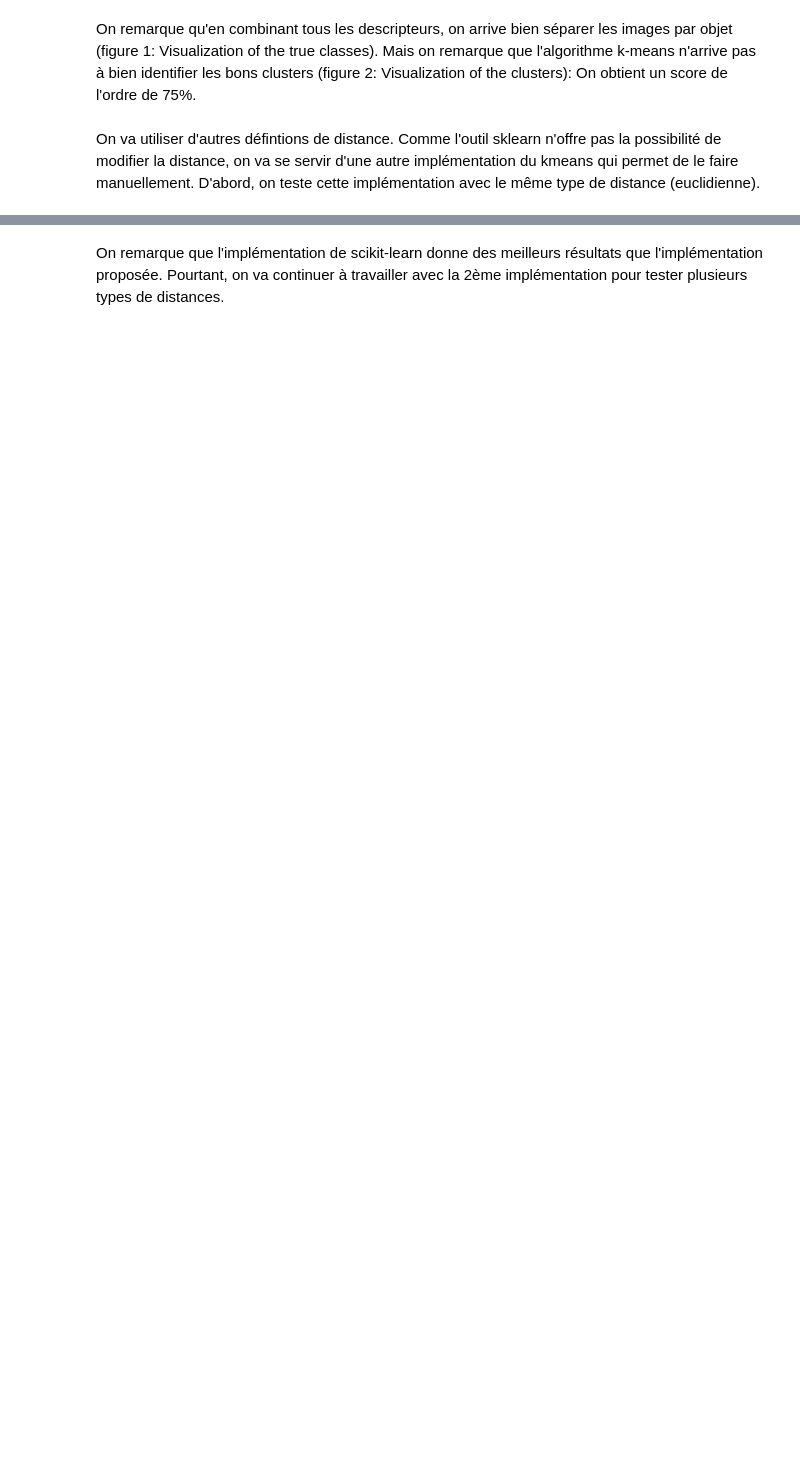
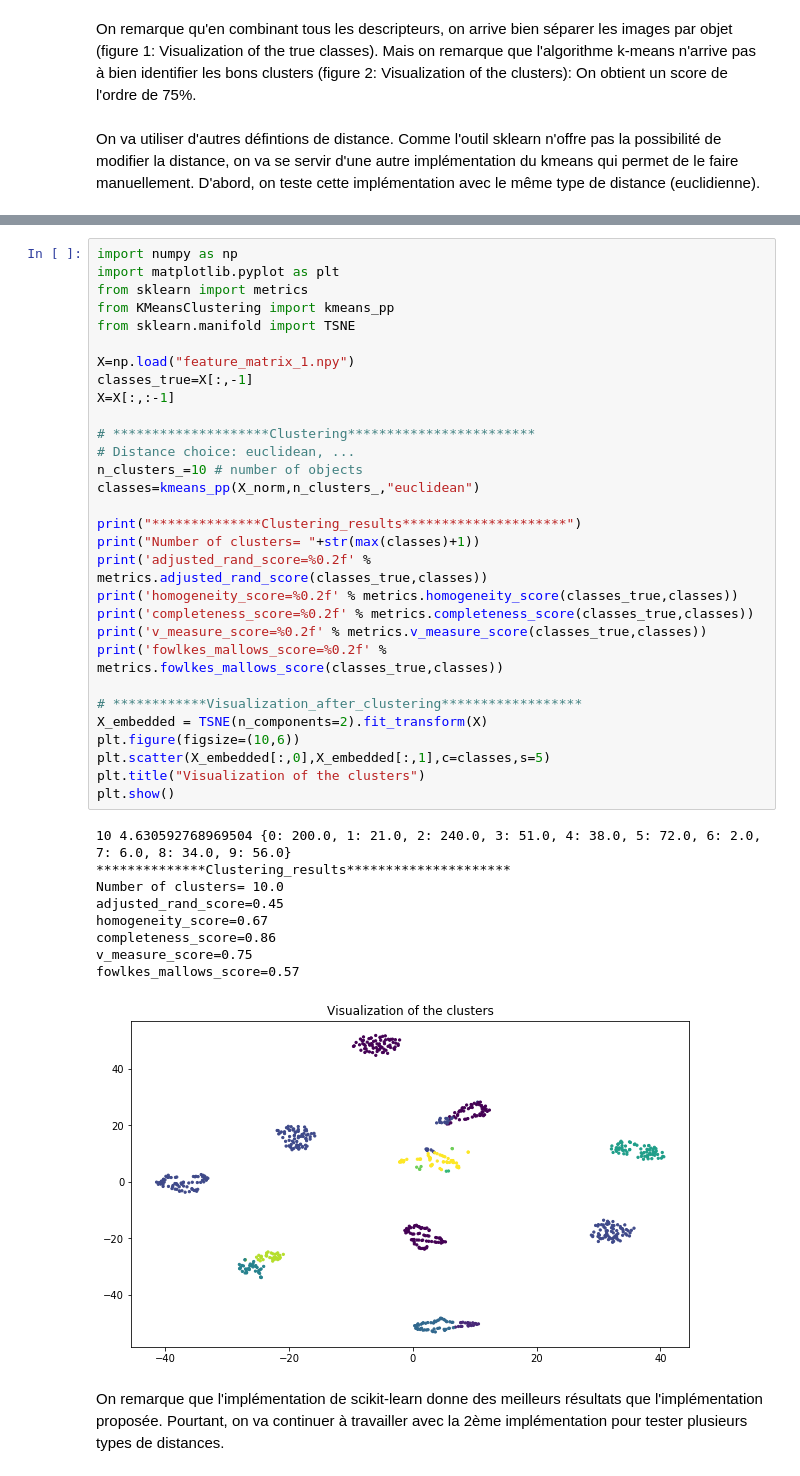
Before and after one commit to FirasAzzouz/Projet-S8, a Jupyter notebook: Clustering_et_résultats_2.ipynb, the cells around one changed output, grey strips where cells are left out. Cells and saved outputs as stored; diff of their text form; blank space fills up the shorter version.

```diff
--- a/Clustering_et_résultats_2.ipynb
+++ b/Clustering_et_résultats_2.ipynb
@@ -232,2 +132,42 @@ fowlkes_mallows_score=0.73
+# %%
+import numpy as np
+import matplotlib.pyplot as plt
+from sklearn import metrics
+from KMeansClustering import kmeans_pp
+from sklearn.manifold import TSNE
+
+X=np.load("feature_matrix_1.npy")
+classes_true=X[:,-1]
+X=X[:,:-1]
+
+# ********************Clustering************************
+# Distance choice: euclidean, ...
+n_clusters_=10 # number of objects
+classes=kmeans_pp(X_norm,n_clusters_,"euclidean")
+
+print("**************Clustering_results*********************")
+print("Number of clusters= "+str(max(classes)+1))
+print('adjusted_rand_score=%0.2f' % metrics.adjusted_rand_score(classes_true,classes))
+print('homogeneity_score=%0.2f' % metrics.homogeneity_score(classes_true,classes))
+print('completeness_score=%0.2f' % metrics.completeness_score(classes_true,classes))
+print('v_measure_score=%0.2f' % metrics.v_measure_score(classes_true,classes))
+print('fowlkes_mallows_score=%0.2f' % metrics.fowlkes_mallows_score(classes_true,classes))
+
+# ************Visualization_after_clustering******************
+X_embedded = TSNE(n_components=2).fit_transform(X)
+plt.figure(figsize=(10,6))
+plt.scatter(X_embedded[:,0],X_embedded[:,1],c=classes,s=5)
+plt.title("Visualization of the clusters")
+plt.show()
+# %% [output]
+10 4.630592768969504 {0: 200.0, 1: 21.0, 2: 240.0, 3: 51.0, 4: 38.0, 5: 72.0, 6: 2.0, 7: 6.0, 8: 34.0, 9: 56.0}
+**************Clustering_results*********************
+Number of clusters= 10.0
+adjusted_rand_score=0.45
+homogeneity_score=0.67
+completeness_score=0.86
+v_measure_score=0.75
+fowlkes_mallows_score=0.57
+[figure, added]
 # %% [markdown]
 On remarque que l'implémentation de scikit-learn donne des meilleurs résultats que l'implémentation proposée. Pourtant, on va continuer à travailler avec la 2ème implémentation pour tester plusieurs types de distances.
```
Also changed, not shown: parts of 9 cells of this notebook, 3 other files.
